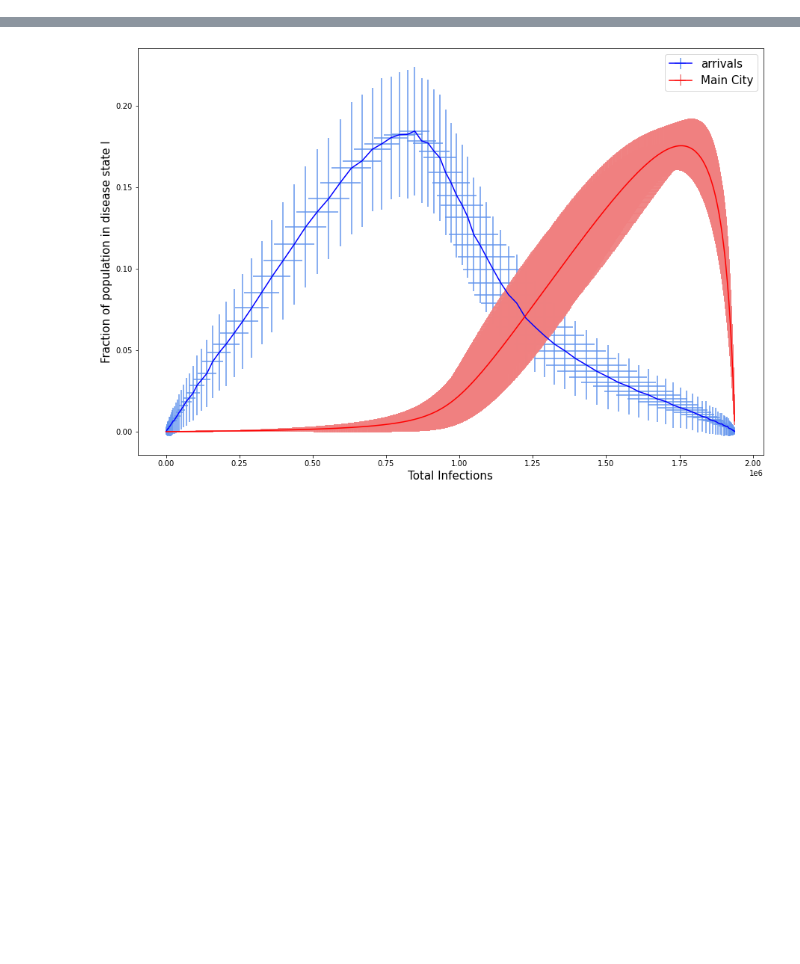
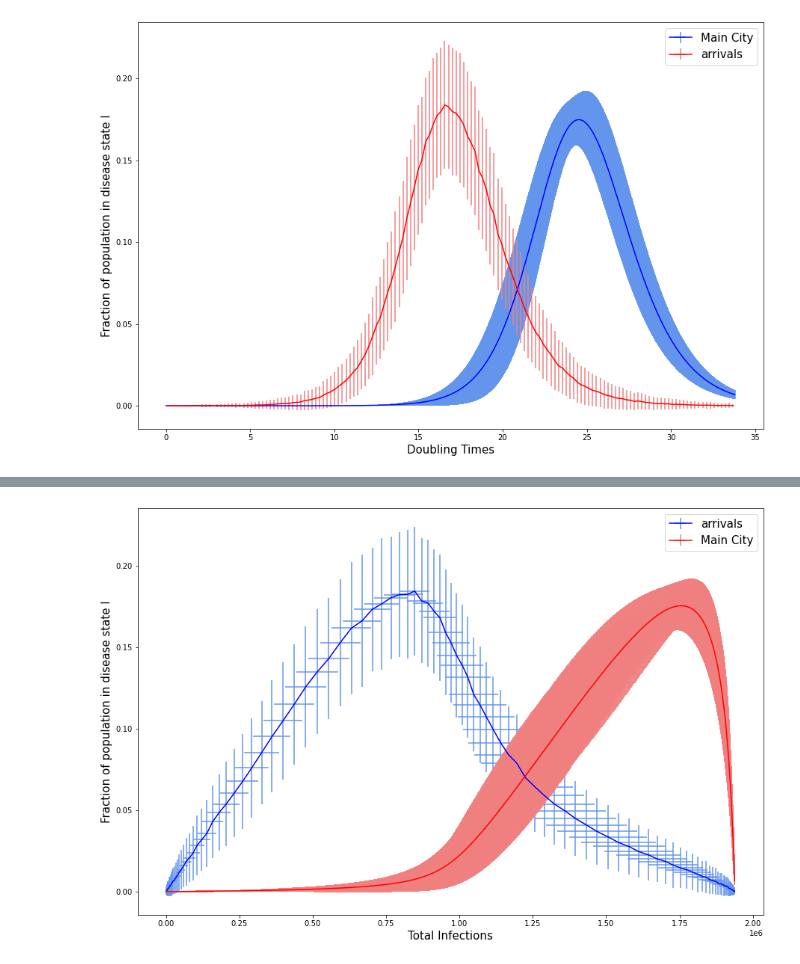
Before and after one commit to JakeMendel/NAO_Modelling, a Jupyter notebook: generic_model.ipynb, the cells around one changed output, grey strips where cells are left out. Saved outputs shown, nothing was run; the diff lists cells and outputs as text; code cells hidden in the pictures; blank space fills up the shorter version.

```diff
--- a/generic_model.ipynb
+++ b/generic_model.ipynb
@@ -826,2 +975,3 @@ basics = HomogeneousNetwork(BasicCity,2,2000)
 # %%
-basics(0.05,150,covid,20,500)
+basics_covid = HomogeneousNetwork(BasicCity,2,100)
+basics_covid(0.05,150,covid,20,1000)
@@ -831,0 +982,4 @@ basics.cities[1].hists_at_time(bins = 20, figsavename=None)
+# %%
+basics_covid.plot_avg_vals(which_city=-1, included_compartments='I', x_axis_type='scaled_times', figsavename='avg_vals')
+# %% [output]
+[figure, added]
```
Also changed, not shown: parts of 21 cells of this notebook.
